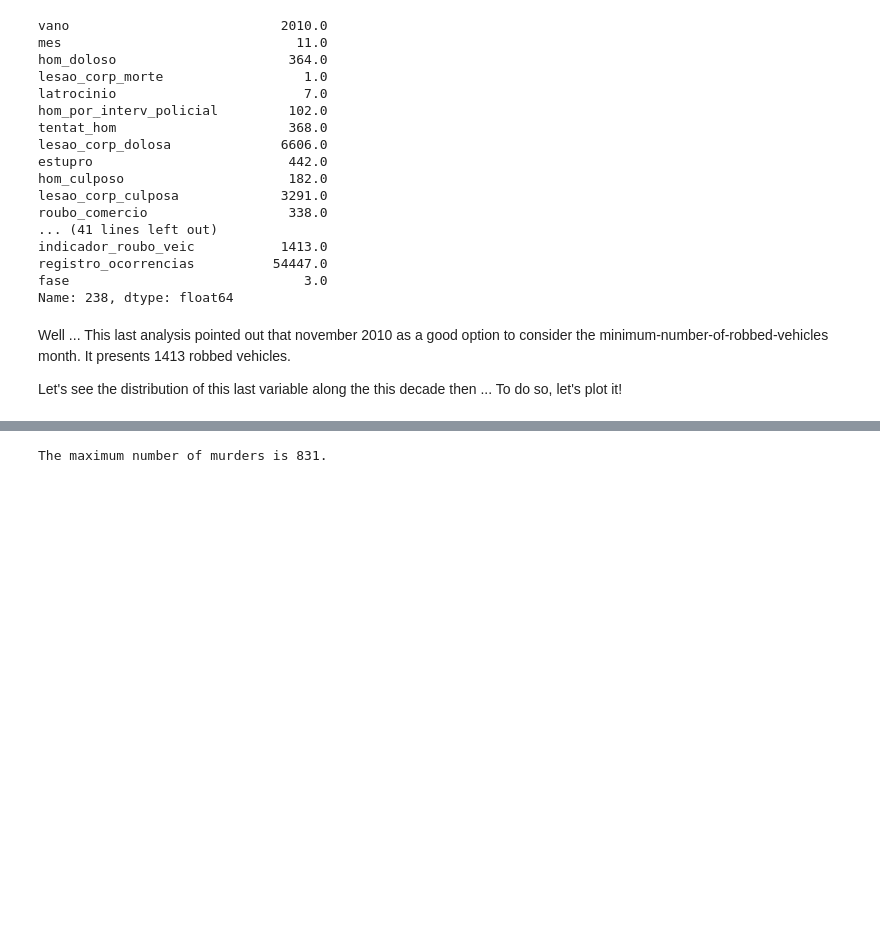
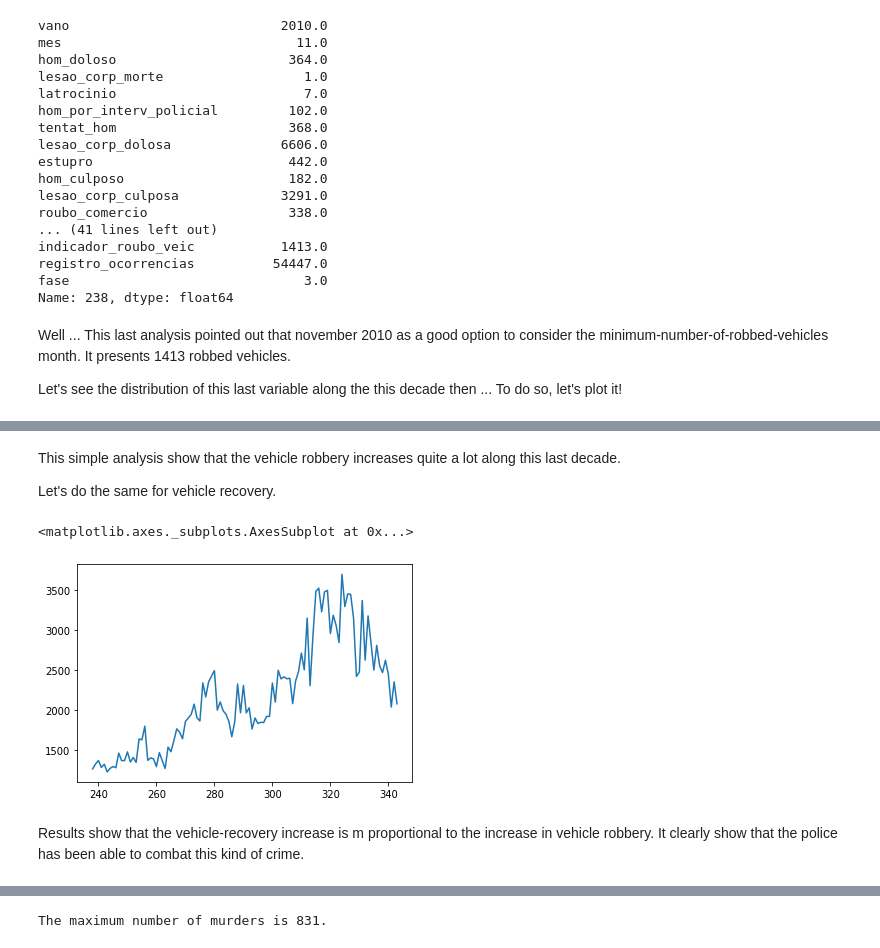
Before and after one commit to JoaoSiqueiraDS/DS_Days, a Jupyter notebook: [Template]_Rio_Violence_EDA_V3.ipynb, the cells around one changed output, grey strips where cells are left out. Saved outputs shown, nothing was run; the diff lists cells and outputs as text; code cells hidden in the pictures; blank space fills up the shorter version.

```diff
--- a/[Template]_Rio_Violence_EDA_V3.ipynb
+++ b/[Template]_Rio_Violence_EDA_V3.ipynb
@@ -388,0 +403,11 @@ Let's see the distribution of this last variable along the this decade then ...
+# %% [markdown]
+This simple analysis show that the vehicle robbery increases quite a lot along this last decade.
+
+Let's do the same for vehicle recovery.
+# %%
+df.recuperacao_veiculos[238:].plot()
+# %% [output]
+<matplotlib.axes._subplots.AxesSubplot at 0x...>
+[figure, added]
+# %% [markdown]
+Results show that the vehicle-recovery increase is m proportional to the increase in vehicle robbery. It clearly show that the police has been able to combat this kind of crime.
```
Also changed, not shown: parts of 15 cells of this notebook.
